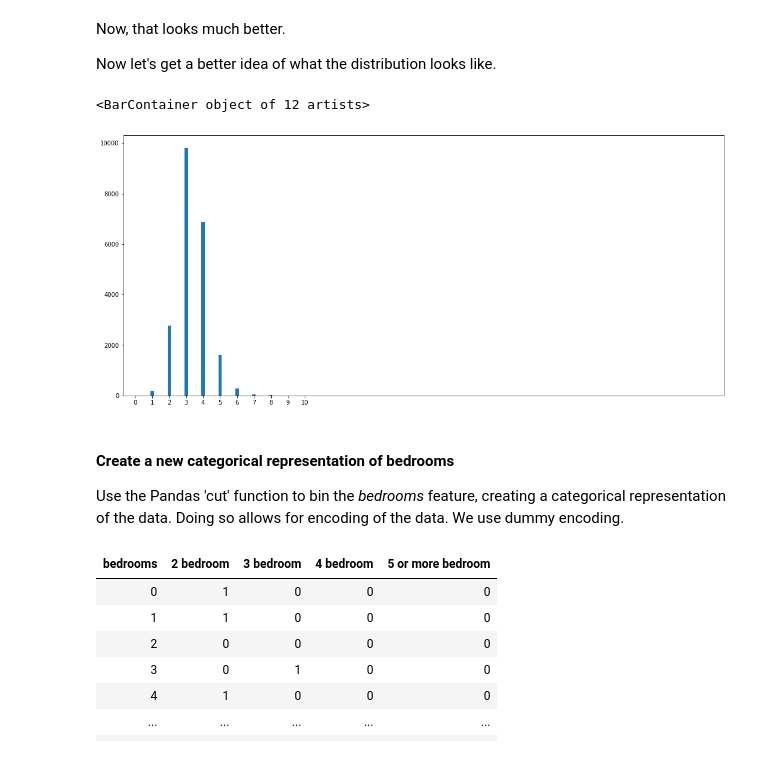
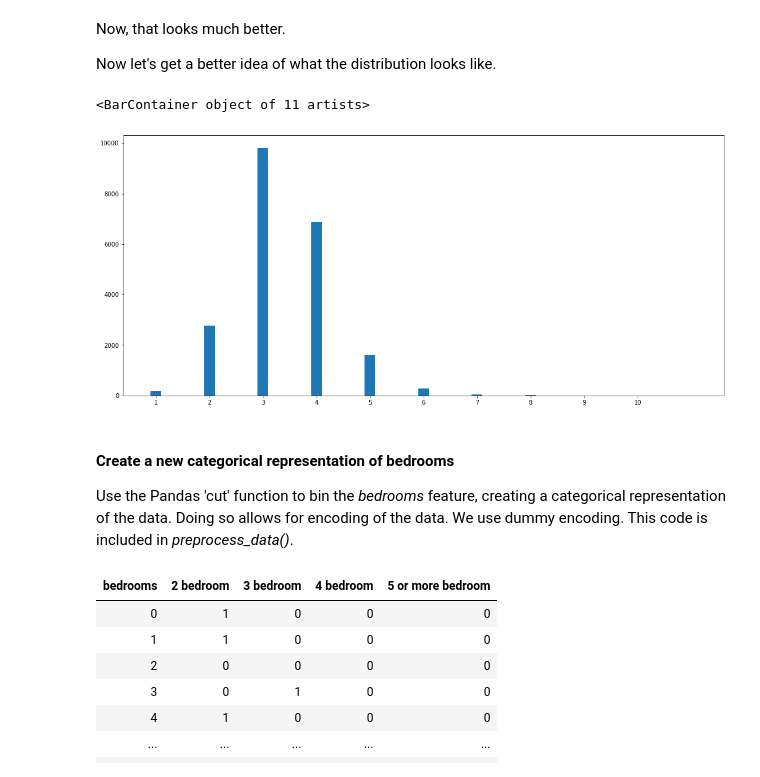
Before and after one commit to bigalh94/modeling_kings_county_housing_prices, a Jupyter notebook: kc_house_model.ipynb, the cells around one changed output. Saved outputs shown, nothing was run; the diff lists cells and outputs as text; code cells hidden in the pictures.

```diff
--- a/kc_house_model.ipynb
+++ b/kc_house_model.ipynb
@@ -270,17 +272,17 @@ Now let's get a better idea of what the distribution looks like.
 # %%
 bed_by_count_to_plot = kc_data.bedrooms
 plt.figure(figsize=(18,8))
 plt.xticks(np.arange(0, 11))
-my_x = np.array(bedroom_count.sort_index(axis=0).index)
-my_y = bedroom_count.sort_index(axis=0).values
+my_x = np.array(kc_data_copy['bedrooms'].value_counts().sort_index(axis=0).index)
+my_y = kc_data_copy['bedrooms'].value_counts().sort_index(axis=0).values
 plt.bar(my_x, my_y, width=0.2)
 # %% [output]
-<BarContainer object of 12 artists>
+<BarContainer object of 11 artists>
-[figure, old version]
+[figure, new version]
 # %% [markdown]
 
 #### Create a new categorical representation of bedrooms
-Use the Pandas 'cut' function to bin the *bedrooms* feature, creating a categorical representation of the data. Doing so allows for encoding of the data. We use dummy encoding.
+Use the Pandas 'cut' function to bin the *bedrooms* feature, creating a categorical representation of the data. Doing so allows for encoding of the data. We use dummy encoding. This code is included in *preprocess_data()*.
 # %%
 bins = pd.IntervalIndex.from_tuples([(0, 2), (2, 3), (3,4), (4, 5), (5, 11)])
 bds_bins = pd.cut(kc_data_copy['bedrooms'],bins)
```
Also changed, not shown: parts of 27 cells of this notebook, 3 other files.
